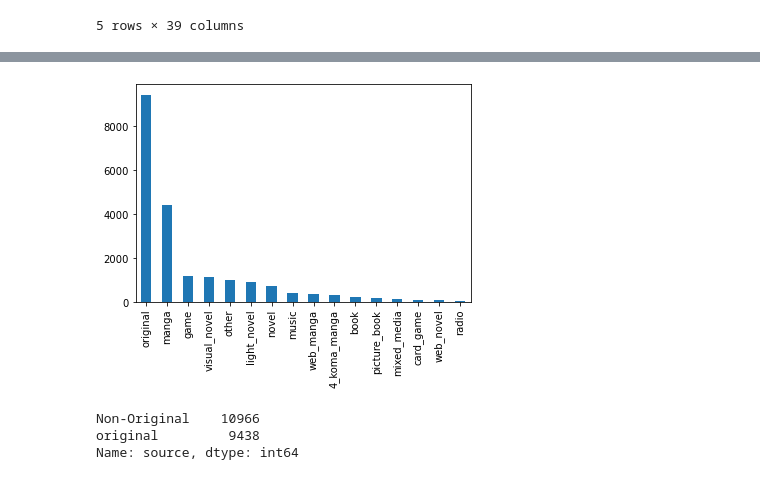
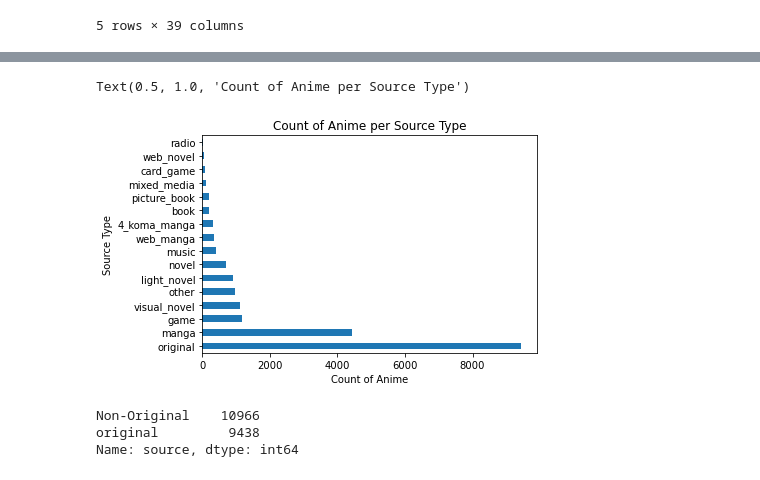
Before and after one commit to Megreid23/final_project, a Jupyter notebook: anime_project.ipynb, the cells around one changed output, grey strips where cells are left out. Drawn from its saved outputs; the diff is of its cells as text; code cells hidden in the pictures.

```diff
--- a/anime_project.ipynb
+++ b/anime_project.ipynb
@@ -9,7 +10,7 @@ from config import db_password
 ## import csv and basic clean up
 # %%
 # import anime csv
-url = 'https://raw.githubusercontent.com/Megreid23/final_project/main/anime.csv'
+url = 'https://raw.githubusercontent.com/Megreid23/final_project/main/Data/anime.csv'
 anime_df = pd.read_csv(url)
 anime_df.head()
 # %% [output]
@@ -96,9 +97,13 @@ radio             13
 Name: source, dtype: int64
 # %%
 # visualize sources
-ax = source_counts.plot.bar(x='source')
+ax = source_counts.plot.barh(x='source')
+plt.xlabel('Count of Anime')
+plt.ylabel('Source Type')
+plt.title('Count of Anime per Source Type')
 # %% [output]
+Text(0.5, 1.0, 'Count of Anime per Source Type')
-[figure, old version]
+[figure, new version]
 # %%
 # bin sources into orginal and non-original
 x = {'x': 'Orginal'}
```
Also changed, not shown: parts of 19 cells of this notebook, 7 other files.
